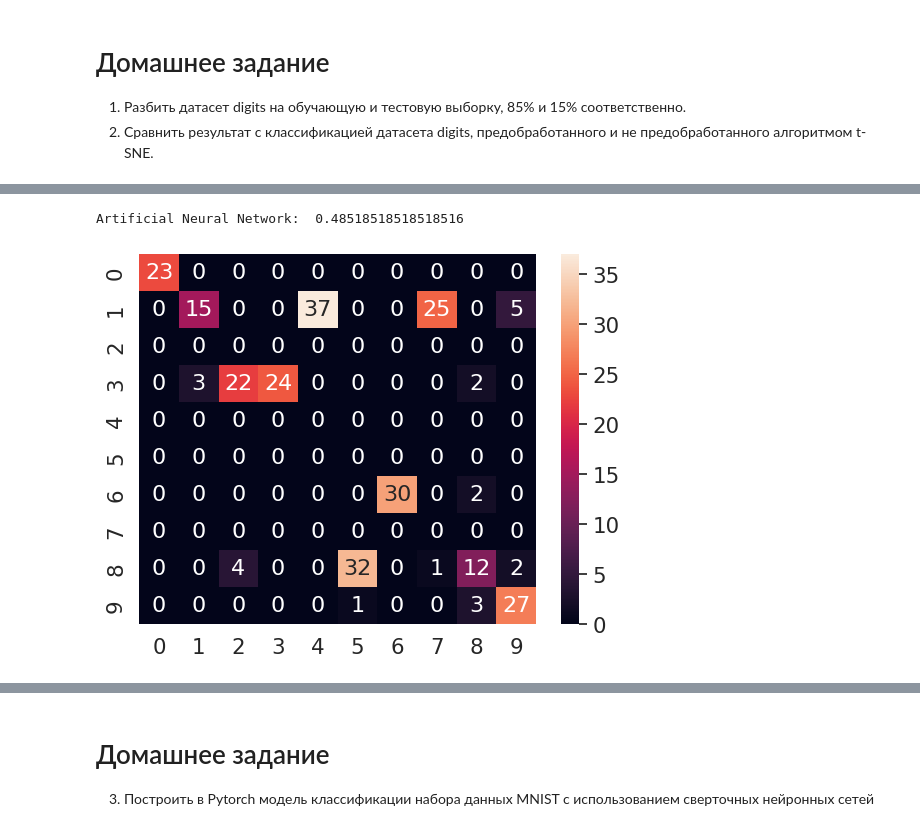
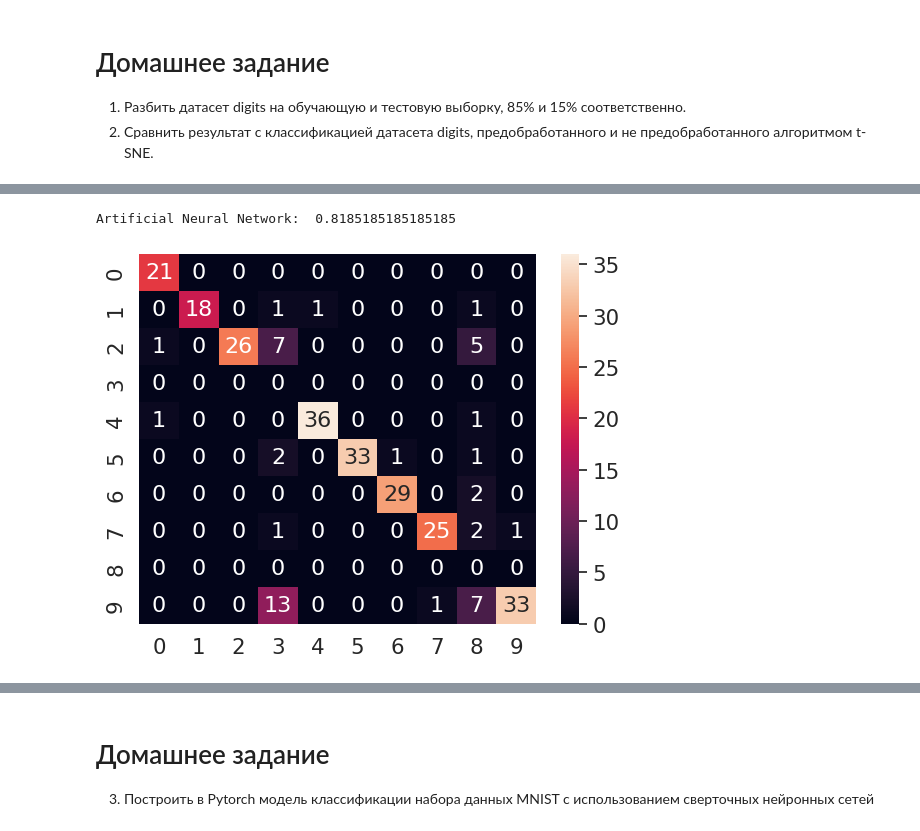
Before and after one commit to atheostheos/ML_2023, a Jupyter notebook: 08_ANN.ipynb, the cells around one changed output, grey strips where cells are left out. Drawn from its saved outputs; the diff is of its cells as text; code cells hidden in the pictures.

```diff
--- a/08_ANN.ipynb
+++ b/08_ANN.ipynb
@@ -86,5 +2,0 @@ print(y_test_vect)
-# %%
-def sigmoid(x, deriv=False):
-    if deriv:
-        return x*(1-x)
-    return 1/(1+np.exp(-x))
@@ -138,31 +2,0 @@ for epoch in range(epochs):
-# %%
-def predict(X_):
-    #X_ = X_scale.transform(X)
-    L0 = np.append(X_, np.array([[1] for i in range(len(X_))]), axis=1)
-    L1 = sigmoid(np.dot(L0,W0))
-    L1 = np.append(L1, np.array([[1] for i in range(len(L1))]), axis=1)
-    Z = sigmoid(np.dot(L1,W1))
-    return np.argmax(Z, axis=1)
-
-print(predict(X_test))
-
-###################### код для построения графика
-
-x_min, x_max = X_[:, 0].min() - 1, X_[:, 0].max() + 1
-y_min, y_max = X_[:, 1].min() - 1, X_[:, 1].max() + 1
-xx, yy = np.meshgrid(np.arange(x_min, x_max, .01), np.arange(y_min, y_max, .01))
-
-plt.figure(figsize=(6, 6))
-Z = predict(np.c_[xx.ravel(), yy.ravel()])
-Z = Z.reshape(xx.shape)
-plt.contourf(xx, yy, Z, alpha=0.3)
-plt.xlim(xx.min(), xx.max())
-
-plt.scatter(X_train[:, 0], X_train[:, 1], c=y_train)
-plt.show()
-
-###################### код для вычисления достоверности классификатора
-
-from sklearn.metrics import accuracy_score
-print ('Artificial Neural Network: ',
-       accuracy_score(predict(X_test), y_test))
@@ -274,23 +103,24 @@ print(predicted_classes)
 # %%
 ###################### код для вычисления достоверности классификатора
 from sklearn.metrics import accuracy_score
 from sklearn.metrics import confusion_matrix
 import seaborn as sn
 import pandas as pd
 import matplotlib.pyplot as plt
 
+y_pred = model.predict(X_test)
 print ('Artificial Neural Network: ',
-       accuracy_score(model.predict(X_test), y_test))
+       accuracy_score(y_pred, y_test))
 
 df_cm = pd.DataFrame(confusion_matrix(y_pred, y_test), range(10), range(10))
 # plt.figure(figsize=(10,7))
 sn.set(font_scale=1.4) # for label size
 sn.heatmap(df_cm, annot=True, annot_kws={"size": 16}) # font size
 
 plt.show()
 # %% [output]
-Artificial Neural Network:  0.48518518518518516
+Artificial Neural Network:  0.8185185185185185
-[figure, old version]
+[figure, new version]
 # %%
 from sklearn.manifold import TSNE
 
```
Also changed, not shown: parts of 54 cells of this notebook.
